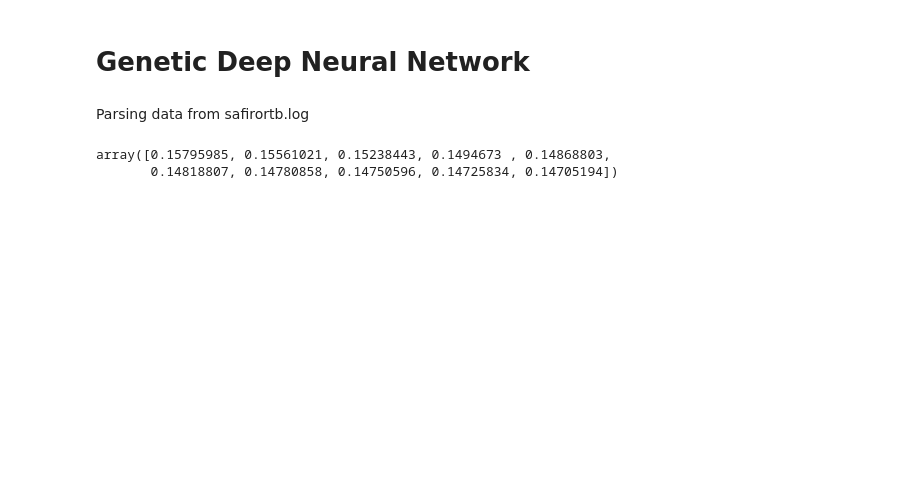
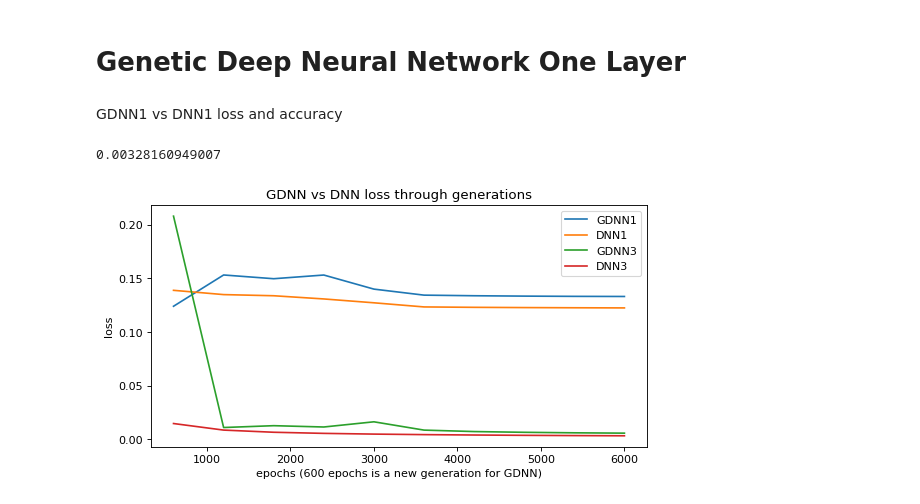
Before and after one commit to gmaggiotti/genetic_deep_learning, a Jupyter notebook: GDNN.ipynb, the cells around one changed output. Drawn from its saved outputs; the diff is of its cells as text; code cells hidden in the pictures; blank space fills up the shorter version.

```diff
--- a/GDNN.ipynb
+++ b/GDNN.ipynb
@@ -1,7 +1,7 @@
 # %% [markdown]
-# Genetic Deep Neural Network
+# Genetic Deep Neural Network One Layer
-# %% [markdown]
-Parsing data from safirortb.log
+# %% [markdown]
+GDNN1 vs DNN1 loss and accuracy
 # %%
 import numpy as np
 import os
@@ -9,13 +9,33 @@ import math
 
 path = os.getcwd()
 path
-gdnn = np.loadtxt(path + "/results/GDNN_one_layer.csv", delimiter=",")
-dnn = np.loadtxt(path + "/results/DNN_one_layer.csv", delimiter=",")
+gdnn1 = np.loadtxt(path + "/results/GDNN1.csv", delimiter=",")
+dnn1 = np.loadtxt(path + "/results/DNN1.csv", delimiter=",")
+gdnn3 = np.loadtxt(path + "/results/GDNN3.csv", delimiter=",")
+dnn3 = np.loadtxt(path + "/results/DNN3.csv", delimiter=",")
 
-dnn[:,1]
+dnn3[9,1]
 # %% [output]
-array([0.15795985, 0.15561021, 0.15238443, 0.1494673 , 0.14868803,
-       0.14818807, 0.14780858, 0.14750596, 0.14725834, 0.14705194])
+0.00328160949007
+# %%
+from matplotlib.pyplot import figure
+import matplotlib.pyplot as plt
+%matplotlib inline
+
+figure(num=None, figsize=(8, 4), dpi=80, facecolor='w', edgecolor='k')
+
+plt.plot(gdnn[:,0],gdnn1[:,1], label="GDNN1")
+plt.plot(dnn[:,0],dnn1[:,1], label="DNN1")
+plt.plot(gdnn3[:,0],gdnn3[:,1], label="GDNN3")
+plt.plot(dnn3[:,0],dnn3[:,1], label="DNN3")
+
+plt.title('GDNN vs DNN loss through generations')
+plt.xlabel('epochs (600 epochs is a new generation for GDNN)')
+plt.ylabel('loss');
+plt.legend()
+plt.show()
+# %% [output]
+[figure, added]
 # %%
 from matplotlib.pyplot import figure
 import matplotlib.pyplot as plt
```
Also changed, not shown: parts of 1 cell of this notebook, 10 other files.
